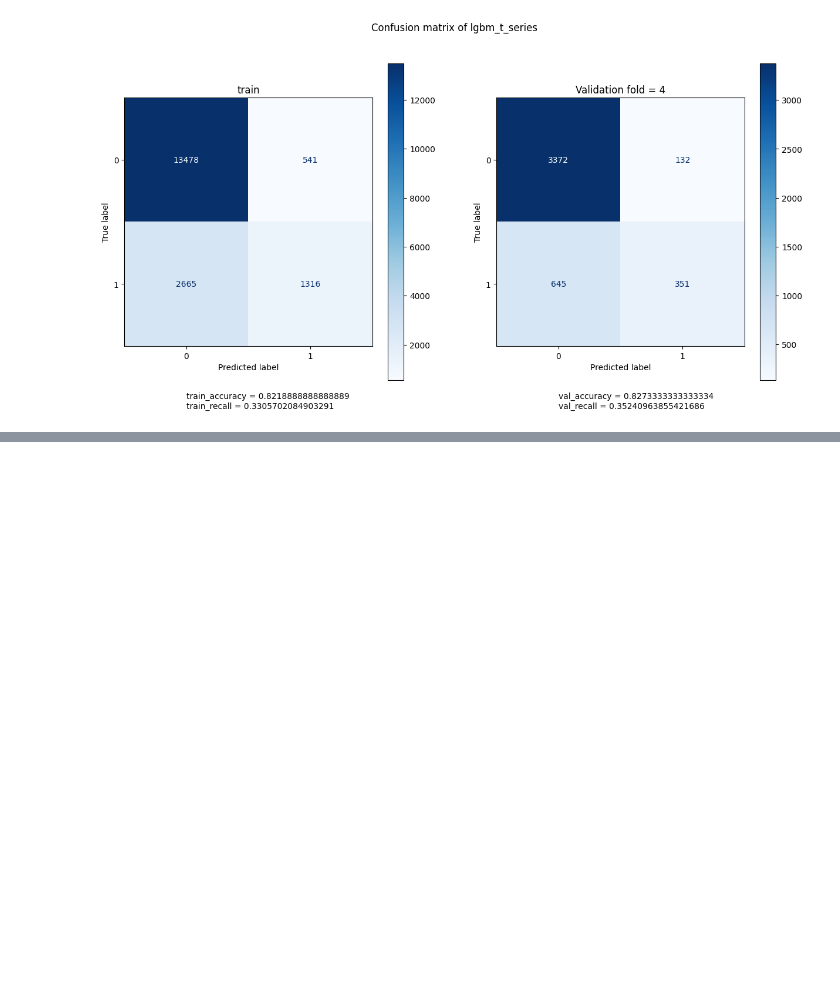
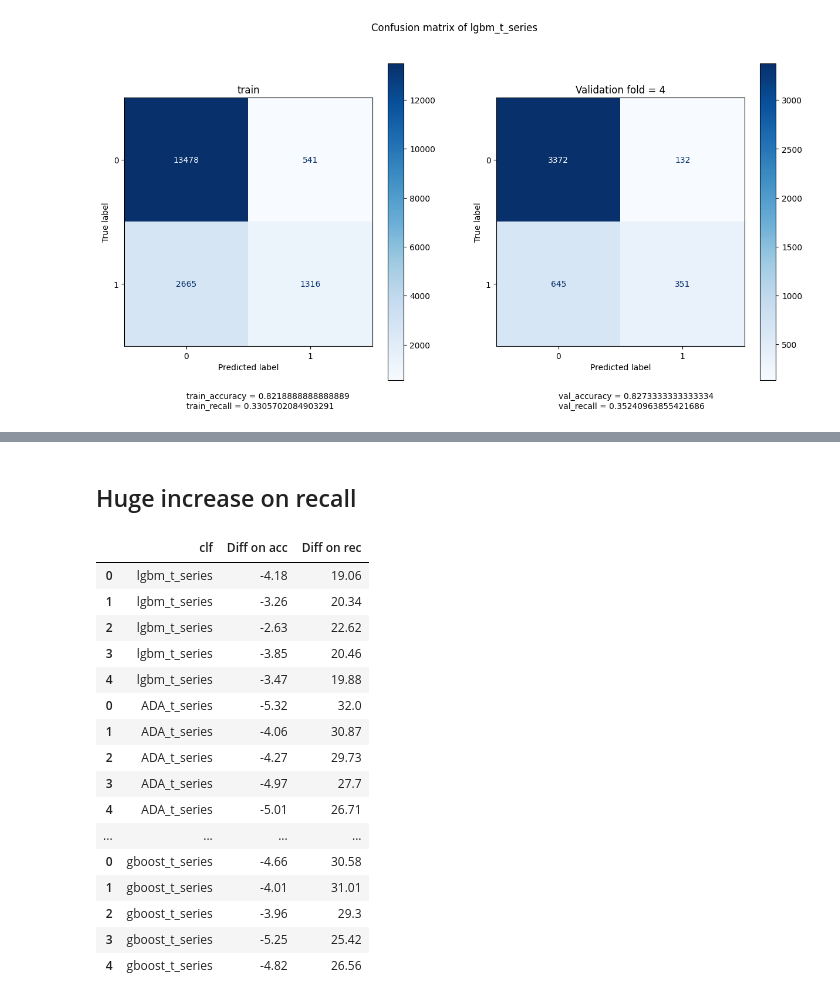
Before and after one commit to sinwall/221117_MLBasic, a Jupyter notebook: SW/Final.ipynb, the cells around one changed output, grey strips where cells are left out. Cells and saved outputs as stored; diff of their text form; code cells hidden in the pictures; blank space fills up the shorter version.

```diff
--- a/SW/Final.ipynb
+++ b/SW/Final.ipynb
@@ -366,0 +812,37 @@ Text(0.5, 0.98, 'Confusion matrix of lgbm_t_series')
+# %%
+load_data = load_data_default()
+Original_NDA= []
+for clf in clfs:
+    if 'gboost' not in clf:
+        output_path = f'./output/{clf}/'
+        score_dataframes = []
+        for num,(X_train ,y_train, X_val, y_val) in enumerate(load_data.yield_data()):
+            pred_val = pd.read_csv(output_path+'/non_aug/'+str(num)+'/pred_val.csv',index_col=0)
+            score_val = pd.read_csv(output_path+'/non_aug/'+str(num)+'/score_val.csv',index_col=0)
+            scores =pd.Series([clf[3:]]+my_score(y_val,pred_val)+[round(roc_auc_score(y_val,score_val),4)]
+                                ,index=['clf','acc','prec','rec','f1','roc_auc'])
+            score_dataframes.append(scores)
+
+        evals_frame = pd.concat(score_dataframes, axis=1).transpose()
+        Original_NDA.append(evals_frame)
+load_data = load_data_exclude(exclude=True)
+Exc_NDA = []
+for clf in clfs:
+    if 'gboost' not in clf:
+        output_path = f'./output/exclude_DIFF_1/{clf}/'
+        score_dataframes = []
+        for num,(X_train ,y_train, X_val, y_val) in enumerate(load_data.yield_data()):
+            pred_train = pd.read_csv(output_path+'/non_aug/'+str(num)+'/pred_train.csv',index_col=0)
+            pred_val = pd.read_csv(output_path+'/non_aug/'+str(num)+'/pred_val.csv',index_col=0)
+            score_val = pd.read_csv(output_path+'/non_aug/'+str(num)+'/score_val.csv',index_col=0)
+            scores =pd.Series([clf[3:]]+my_score(y_val,pred_val)+[round(roc_auc_score(y_val,score_val),4)]
+                                ,index=['clf','acc','prec','rec','f1','roc_auc'])
+            score_dataframes.append(scores)
+            acc = accuracy_score(y_val,pred_val)
+        evals_frame = pd.concat(score_dataframes, axis=1).transpose()
+        Exc_NDA.append(evals_frame)
+clf_names =pd.concat(Exc_NDA,axis=0).clf
+Exc_acc_rec =pd.concat(Exc_NDA,axis=0)[['acc','rec']]
+Ori_acc_rec =pd.concat(Original_NDA,axis=0)[['acc','rec']]
+df3=pd.concat( [clf_names,(Exc_acc_rec-Ori_acc_rec)*100] , axis=1)
+df3.rename(columns={'acc':'Diff on acc','rec':'Diff on rec'})
@@ -366,0 +986,6 @@ Text(0.5, 0.98, 'Confusion matrix of lgbm_t_series')
+# %%
+clf_names =pd.concat(DA_score_df_by_clf,axis=0).clf
+DA_acc_rec =pd.concat(DA_score_df_by_clf,axis=0)[['acc','rec']]
+NDA_acc_rec =pd.concat(NDA_score_df_by_clf,axis=0)[['acc','rec']]
+df3 =pd.concat( [clf_names,(DA_acc_rec-NDA_acc_rec)*100] , axis=1)
+DA_acc_rec
@@ -366,0 +1010,22 @@ Text(0.5, 0.98, 'Confusion matrix of lgbm_t_series')
+# %% [markdown]
+## Huge increase on recall
+# %%
+df3.rename(columns={'acc':'Diff on acc','rec':'Diff on rec'})
+# %% [output]
+|  | clf | Diff on acc | Diff on rec |
+| 0 | lgbm_t_series | -4.18 | 19.06 |
+| 1 | lgbm_t_series | -3.26 | 20.34 |
+| 2 | lgbm_t_series | -2.63 | 22.62 |
+| 3 | lgbm_t_series | -3.85 | 20.46 |
+| 4 | lgbm_t_series | -3.47 | 19.88 |
+| 0 | ADA_t_series | -5.32 | 32.0 |
+| 1 | ADA_t_series | -4.06 | 30.87 |
+| 2 | ADA_t_series | -4.27 | 29.73 |
+| 3 | ADA_t_series | -4.97 | 27.7 |
+| 4 | ADA_t_series | -5.01 | 26.71 |
+| ... | ... | ... | ... |
+| 0 | gboost_t_series | -4.66 | 30.58 |
+| 1 | gboost_t_series | -4.01 | 31.01 |
+| 2 | gboost_t_series | -3.96 | 29.3 |
+| 3 | gboost_t_series | -5.25 | 25.42 |
+| 4 | gboost_t_series | -4.82 | 26.56 |
```
Also changed, not shown: parts of 38 cells of this notebook.
